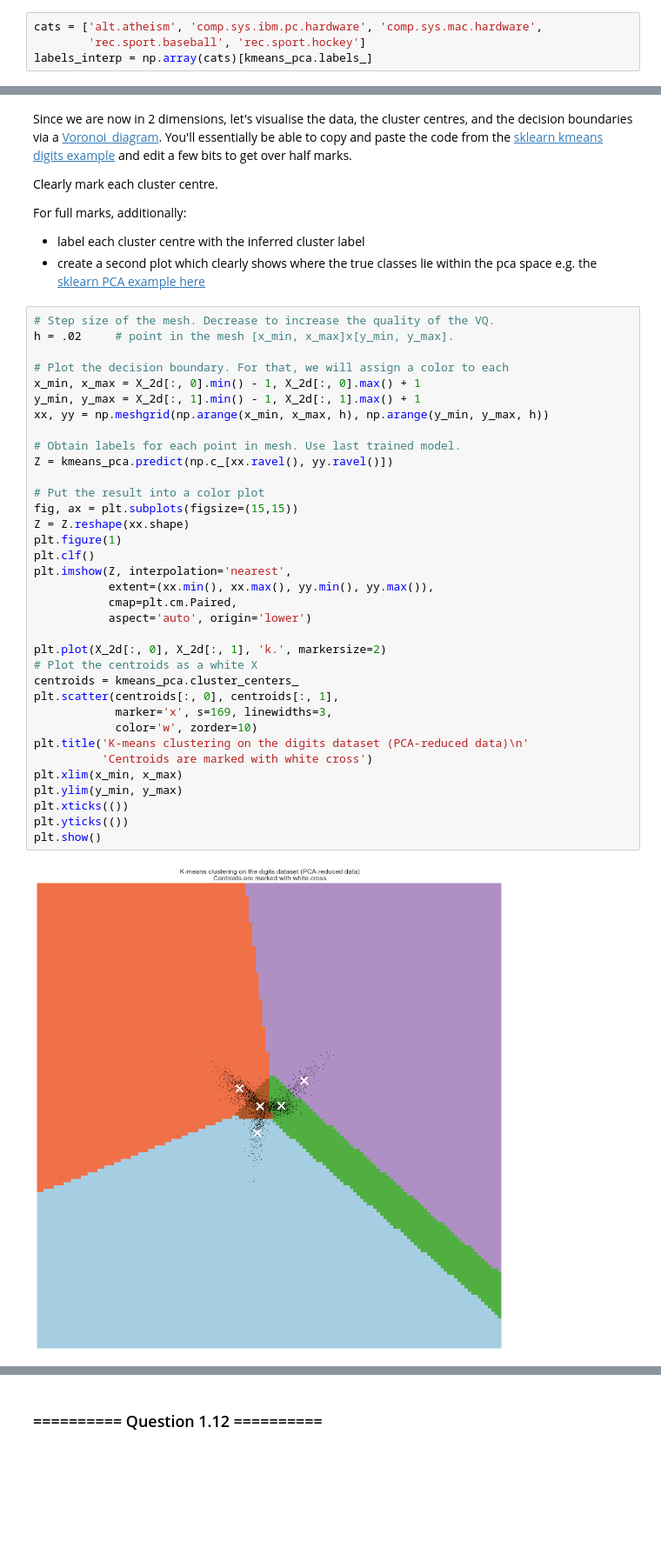
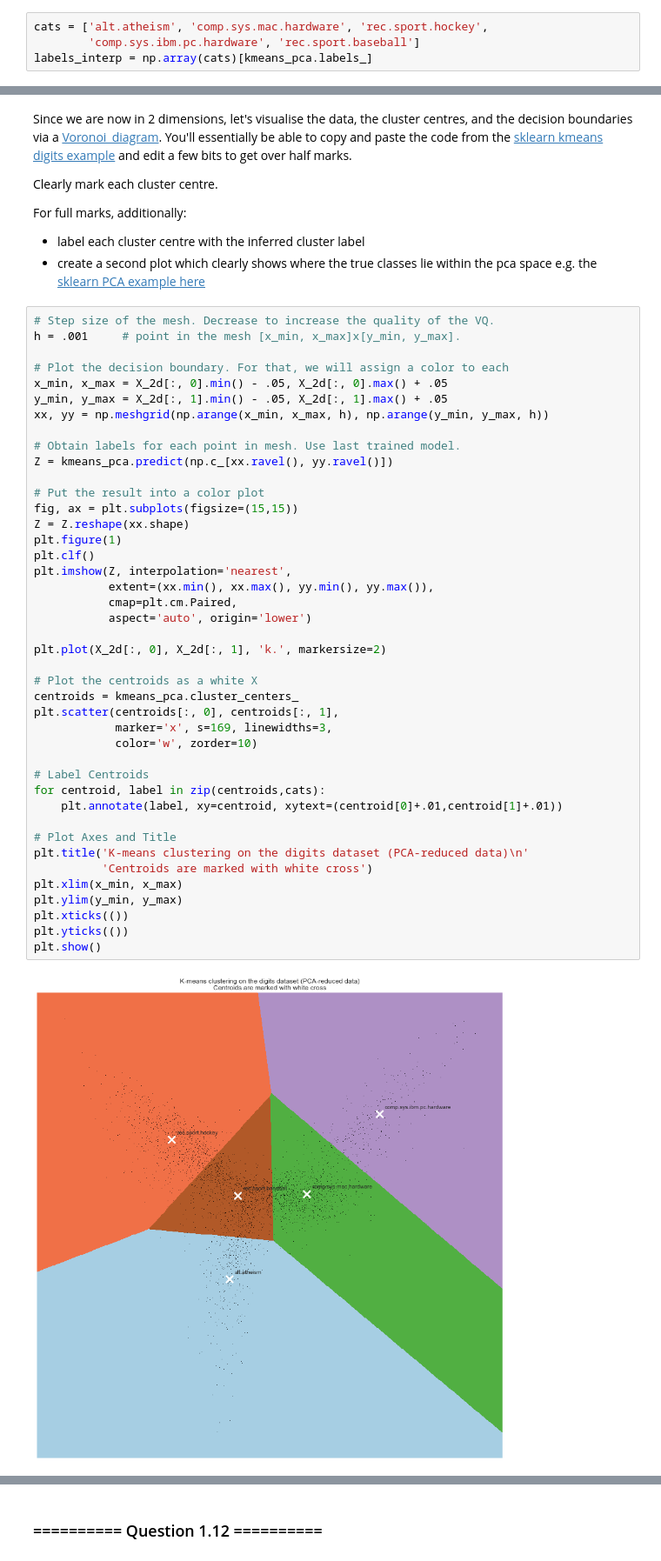
Before and after one commit to CaesarZhang070497/iamlsolution, a Jupyter notebook: 09_Assignment_4.ipynb, the cells around one changed output, grey strips where cells are left out. Shown at 87% size. Saved outputs shown, nothing was run; the diff lists cells and outputs as text; blank space fills up the shorter version.

```diff
--- a/09_Assignment_4.ipynb
+++ b/09_Assignment_4.ipynb
@@ -356,8 +388,8 @@ Given the above plot, apply a label to each cluster centre. Create a new vector,
 
 **N.B. be careful to use the `kmeans_pca` object you created above, not the first kmeans object you made**
 # %%
-cats = ['alt.atheism', 'comp.sys.ibm.pc.hardware', 'comp.sys.mac.hardware',
-        'rec.sport.baseball', 'rec.sport.hockey']
+cats = ['alt.atheism', 'comp.sys.mac.hardware', 'rec.sport.hockey',
+        'comp.sys.ibm.pc.hardware', 'rec.sport.baseball']
 labels_interp = np.array(cats)[kmeans_pca.labels_]
 # %% [markdown]
 ### ========== Question 1.10 ==========
@@ -397,38 +429,45 @@ For full marks, additionally:
 * create a second plot which clearly shows where the true classes lie within the pca space e.g. the [sklearn PCA example here](http://scikit-learn.org/stable/auto_examples/decomposition/plot_pca_vs_lda.html)
 # %%
 # Step size of the mesh. Decrease to increase the quality of the VQ.
-h = .02     # point in the mesh [x_min, x_max]x[y_min, y_max].
+h = .001     # point in the mesh [x_min, x_max]x[y_min, y_max].
 
 # Plot the decision boundary. For that, we will assign a color to each
-x_min, x_max = X_2d[:, 0].min() - 1, X_2d[:, 0].max() + 1
-y_min, y_max = X_2d[:, 1].min() - 1, X_2d[:, 1].max() + 1
+x_min, x_max = X_2d[:, 0].min() - .05, X_2d[:, 0].max() + .05
+y_min, y_max = X_2d[:, 1].min() - .05, X_2d[:, 1].max() + .05
 xx, yy = np.meshgrid(np.arange(x_min, x_max, h), np.arange(y_min, y_max, h))
 
 # Obtain labels for each point in mesh. Use last trained model.
 Z = kmeans_pca.predict(np.c_[xx.ravel(), yy.ravel()])
 
 # Put the result into a color plot
 fig, ax = plt.subplots(figsize=(15,15))
 Z = Z.reshape(xx.shape)
 plt.figure(1)
 plt.clf()
 plt.imshow(Z, interpolation='nearest',
            extent=(xx.min(), xx.max(), yy.min(), yy.max()),
            cmap=plt.cm.Paired,
            aspect='auto', origin='lower')
 
 plt.plot(X_2d[:, 0], X_2d[:, 1], 'k.', markersize=2)
+
 # Plot the centroids as a white X
 centroids = kmeans_pca.cluster_centers_
 plt.scatter(centroids[:, 0], centroids[:, 1],
             marker='x', s=169, linewidths=3,
             color='w', zorder=10)
+
+# Label Centroids
+for centroid, label in zip(centroids,cats):
+    plt.annotate(label, xy=centroid, xytext=(centroid[0]+.01,centroid[1]+.01))
+
+# Plot Axes and Title
 plt.title('K-means clustering on the digits dataset (PCA-reduced data)\n'
           'Centroids are marked with white cross')
 plt.xlim(x_min, x_max)
 plt.ylim(y_min, y_max)
 plt.xticks(())
 plt.yticks(())
 plt.show()
 # %% [output]
-[figure, old version]
+[figure, new version]
```
Also changed, not shown: parts of 37 cells of this notebook, 2 other files.
